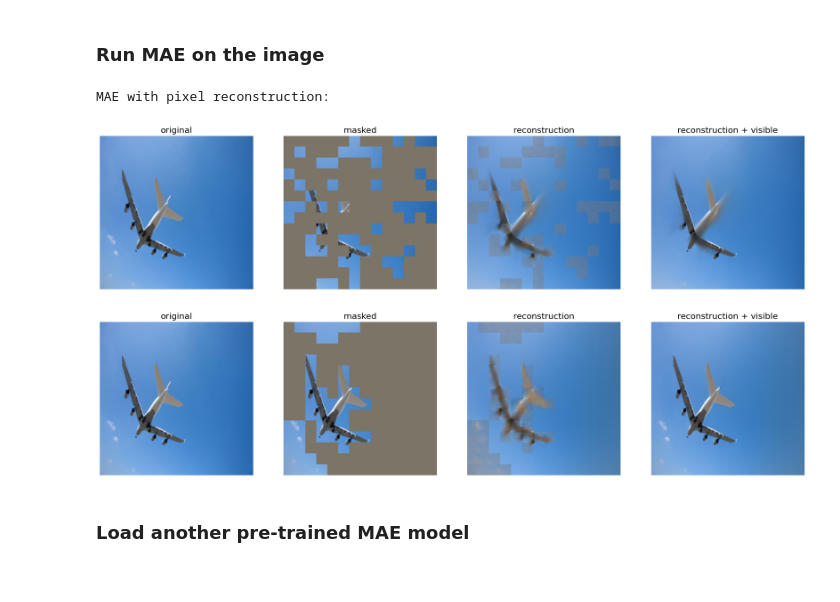
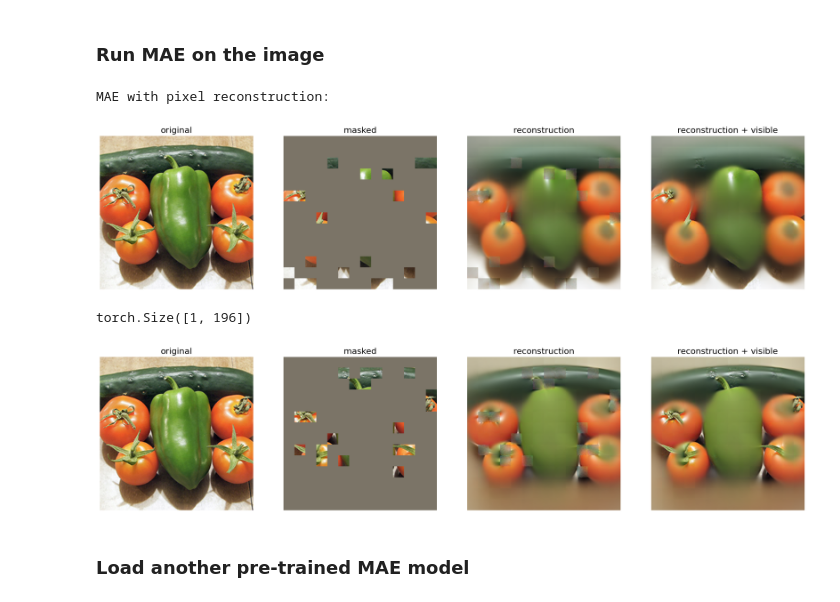
Before and after one commit to inschro/mae, a Jupyter notebook: demo/mae_visualize.ipynb, the cells around one changed output. Cells and saved outputs as stored; diff of their text form; code cells hidden in the pictures.

```diff
--- a/demo/mae_visualize.ipynb
+++ b/demo/mae_visualize.ipynb
@@ -97,8 +97,8 @@ def run_one_image(img, model, mask_ratio=0.96, masking='random'):
 # %%
 # load an image
 # img_url = 'https://user-images.githubusercontent.com/11435359/147738734-196fd92f-9260-48d5-ba7e-bf103d29364d.jpg' # fox, from ILSVRC2012_val_00046145
-# img_url = 'https://user-images.githubusercontent.com/11435359/147743081-0428eecf-89e5-4e07-8da5-a30fd73cc0ba.jpg' # cucumber, from ILSVRC2012_val_00047851
-img_url = 'https://www.travelandleisure.com/thmb/h97kSvljd2QYH2nUy3Y9ZNgO_pw=/1500x0/filters:no_upscale():max_bytes(150000):strip_icc()/plane-data-BUSYROUTES1217-f4f84b08d47f4951b11c148cee2c3dea.jpg'
+img_url = 'https://user-images.githubusercontent.com/11435359/147743081-0428eecf-89e5-4e07-8da5-a30fd73cc0ba.jpg' # cucumber, from ILSVRC2012_val_00047851
+# img_url = 'https://www.travelandleisure.com/thmb/h97kSvljd2QYH2nUy3Y9ZNgO_pw=/1500x0/filters:no_upscale():max_bytes(150000):strip_icc()/plane-data-BUSYROUTES1217-f4f84b08d47f4951b11c148cee2c3dea.jpg'
 # img_url = 'https://www.dailypaws.com/thmb/ZHs0nxwPjwixC4YkqyRcO9DB2bg=/1500x0/filters:no_upscale():max_bytes(150000):strip_icc()/striped-cat-playing-flower-552781357-2000-f8b1f07162594830bdba8a24e2268ad6.jpg'
 img = Image.open(requests.get(img_url, stream=True).raw)
 img = img.resize((224, 224))
@@ -133,13 +133,14 @@ Model loaded.
 # %%
 # make random mask reproducible (comment out to make it change)
 # torch.manual_seed(2)
 print('MAE with pixel reconstruction:')
-run_one_image(img, model_mae, mask_ratio=0.75, masking='random')
-run_one_image(img, model_mae, mask_ratio=0.75, masking='entropy')
+run_one_image(img, model_mae, mask_ratio=0.9, masking='random')
+run_one_image(img, model_mae, mask_ratio=0.9, masking='entropy')
 # %% [output]
 MAE with pixel reconstruction:
-[figure, old version]
+[figure, new version]
+torch.Size([1, 196])
-[figure, old version]
+[figure, new version]
 # %% [markdown]
 ### Load another pre-trained MAE model
 # %%
```
Also changed, not shown: parts of 2 cells of this notebook, 2 other files.
